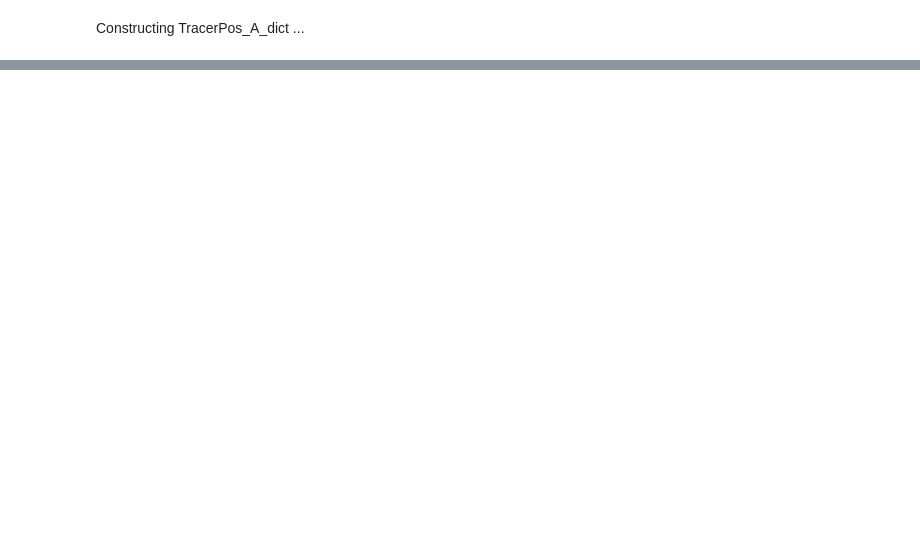
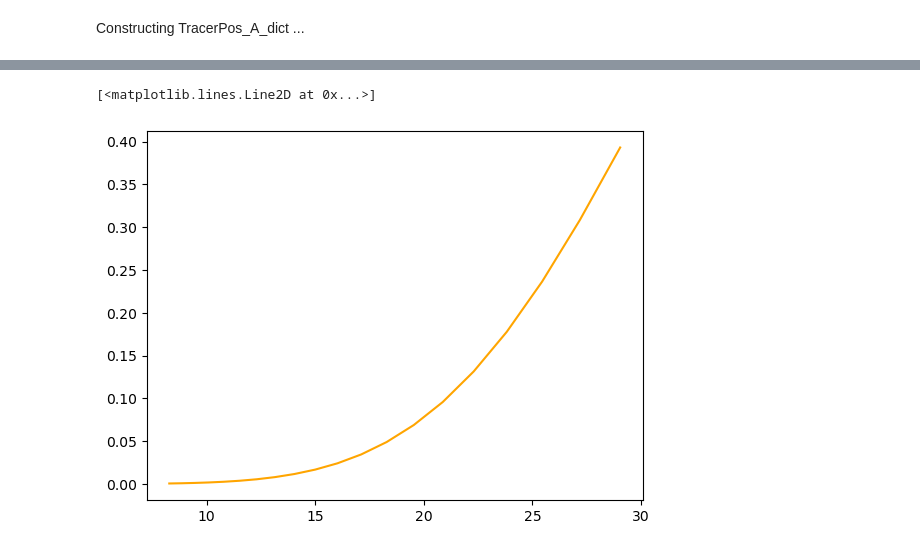
Before and after one commit to vikhyat108/kNNpy, a Jupyter notebook: kNN_ASMR/kNN_3D/Tests_Anargha_kNN3D.ipynb, the cells around one changed output, grey strips where cells are left out. Cells and saved outputs as stored; diff of their text form; code cells hidden in the pictures; blank space fills up the shorter version.

```diff
--- a/kNN_ASMR/kNN_3D/Tests_Anargha_kNN3D.ipynb
+++ b/kNN_ASMR/kNN_3D/Tests_Anargha_kNN3D.ipynb
@@ -1088,4 +347,0 @@ computing the tracer auto-CDFs P_{>=kA}, P_{>=kB} ...
-# %%
-print(realizations)
-realizations=np.array(list(realizations))
-print(realizations.shape)
@@ -1110,5 +347,0 @@ print(realizations.shape)
-# %%
-realizations_joint=np.zeros((no_bins,3))
-for i in range(len(realizations)):
-    realizations_joint=realizations[2]
-print(realizations_joint)
@@ -1126,8 +348,24 @@ print(realizations_joint)
-# %%
-for i in range(len(realizations)):
-    plt.plot(binrad, realizations[i][2][0], linestyle="-", color="orange", label="joint (uncorrelated)", alpha=0.5)
-    plt.plot(binrad, realizations[i][0][0]*realizations[0][0], linestyle=":", color="k", label="expectation", alpha=0.5)
-
-plt.title(r'$1-NN$ CDFs')
-
-plt.legend()
+# %%
+joint_1nn = np.array([realizations[i][2][0] for i in range(len(realizations))])   # shape (n_realizations, 20)
+joint_2nn = np.array([realizations[i][2][1] for i in range(len(realizations))])   # shape (n_realizations, 20)
+joint_4nn = np.array([realizations[i][2][2] for i in range(len(realizations))])   # shape (n_realizations, 20)
+
+autoA_1nn = np.array([realizations[i][0][0] for i in range(len(realizations))])   # shape (n_realizations, 20)
+autoA_2nn = np.array([realizations[i][0][1] for i in range(len(realizations))])   # shape (n_realizations, 20)
+autoA_4nn = np.array([realizations[i][0][2] for i in range(len(realizations))])   # shape (n_realizations, 20)
+
+autoB_1nn = np.array([realizations[i][1][0] for i in range(len(realizations))])   # shape (n_realizations, 20)
+autoB_2nn = np.array([realizations[i][1][1] for i in range(len(realizations))])   # shape (n_realizations, 20)
+autoB_4nn = np.array([realizations[i][1][2] for i in range(len(realizations))])   # shape (n_realizations, 20)
+
+joint_1nn_avg=np.mean(joint_1nn, axis=0)
+joint_2nn_avg=np.mean(joint_2nn, axis=0)
+joint_4nn_avg=np.mean(joint_4nn, axis=0)
+
+autoA_1nn_avg=np.mean(autoA_1nn, axis=0)
+autoA_2nn_avg=np.mean(autoA_2nn, axis=0)
+autoA_4nn_avg=np.mean(autoA_4nn, axis=0)
+
+autoB_1nn_avg=np.mean(autoB_1nn, axis=0)
+autoB_2nn_avg=np.mean(autoB_2nn, axis=0)
+autoB_4nn_avg=np.mean(autoB_4nn, axis=0)
@@ -1133,0 +384,6 @@ plt.legend()
+# %%
+plt.plot(binrad, joint_1nn_avg, linestyle="-", color="orange", label=r"$correlated-joint$")
+#plt.plot(binrad, autoA_1nn_avg[i]*autoB_1nn_avg[i], linestyle=":", color="green", label=r"$uncorrelated-joint$")
+# %% [output]
+[<matplotlib.lines.Line2D at 0x...>]
+[figure, added]
```
Also changed, not shown: parts of 18 cells of this notebook.
